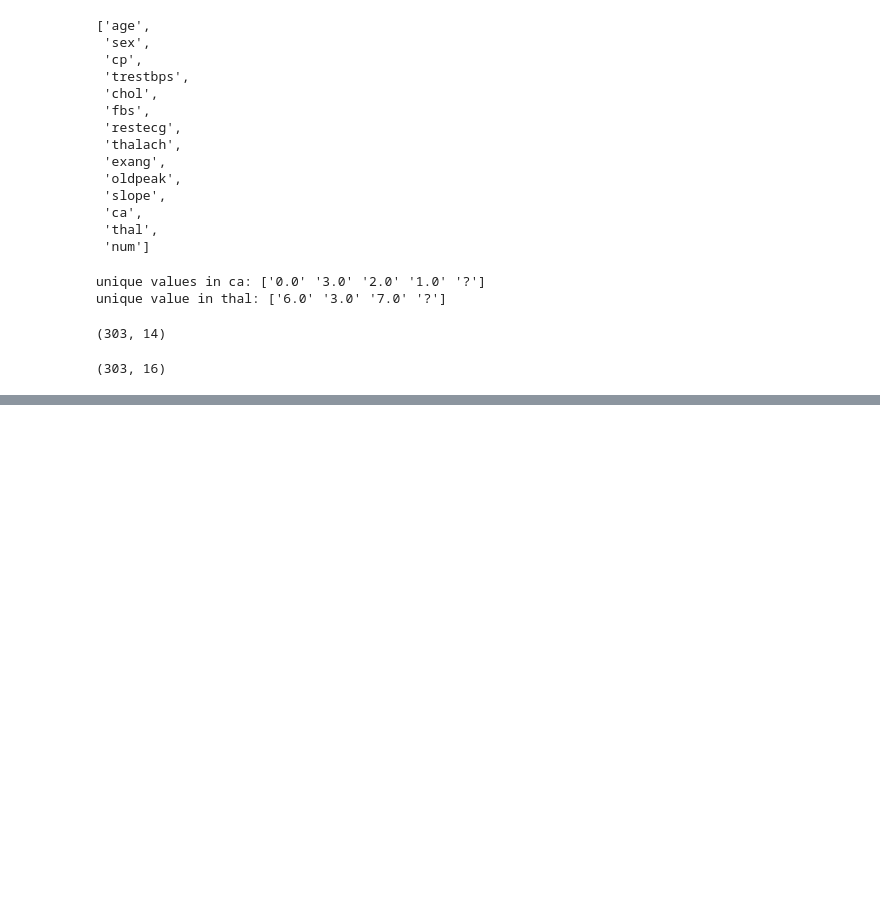
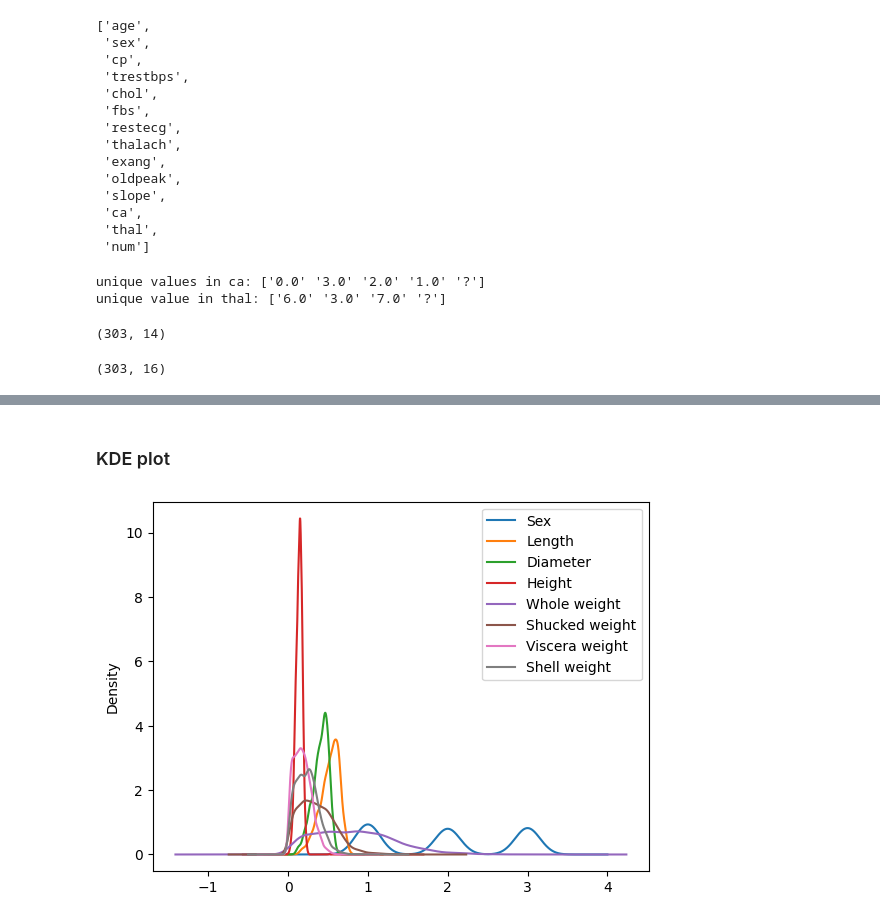
Before and after one commit to aniketkalra11/basic_kaggle_practice, a Jupyter notebook: practice_3.ipynb, the cells around one changed output, grey strips where cells are left out. Drawn from its saved outputs; the diff is of its cells as text; code cells hidden in the pictures; blank space fills up the shorter version.

```diff
--- a/practice_3.ipynb
+++ b/practice_3.ipynb
@@ -191,0 +329,6 @@ heart_data_imputed_with_indicator.shape
+# %% [markdown]
+### KDE plot
+# %%
+ax = abalone_data.plot.kde()
+# %% [output]
+[figure, added]
```
Also changed, not shown: parts of 48 cells of this notebook, 1 other file.
